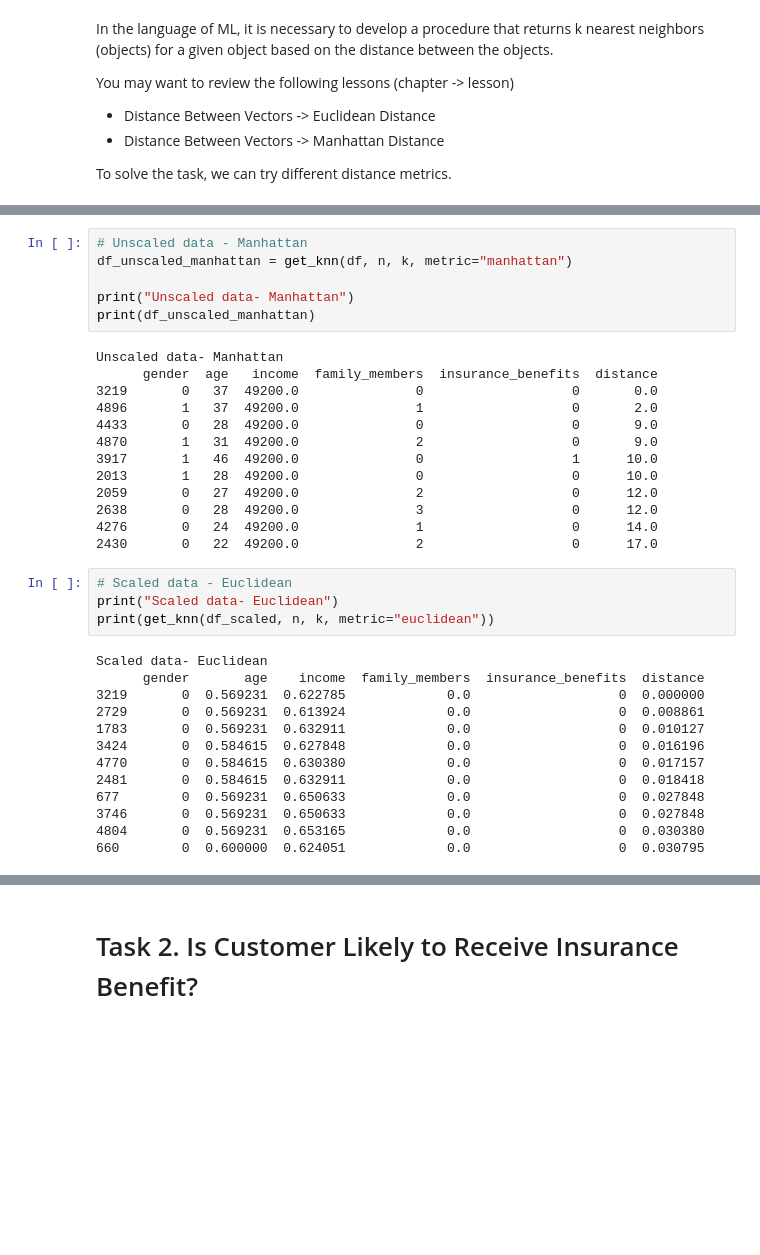
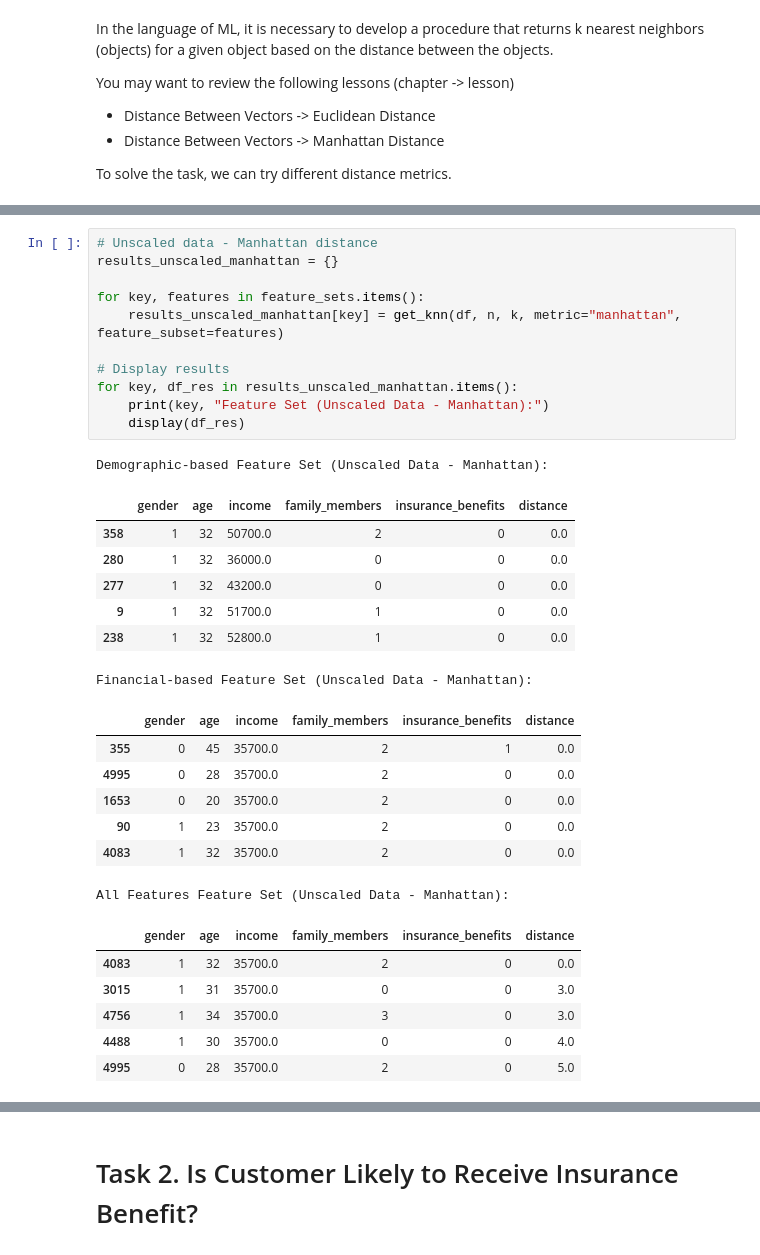
Before and after one commit to littleteapot3/project-matrix-insure, a Jupyter notebook: notebooks/MatrixInsure.ipynb, the cells around one changed output, grey strips where cells are left out. Cells and saved outputs as stored; diff of their text form; blank space fills up the shorter version.

```diff
--- a/notebooks/MatrixInsure.ipynb
+++ b/notebooks/MatrixInsure.ipynb
@@ -404,36 +452,33 @@ Unscaled data- Euclidean
 # %%
-# Unscaled data - Manhattan
-df_unscaled_manhattan = get_knn(df, n, k, metric="manhattan")
+# Unscaled data - Manhattan distance
+results_unscaled_manhattan = {}
 
-print("Unscaled data- Manhattan")
-print(df_unscaled_manhattan)
+for key, features in feature_sets.items():
+    results_unscaled_manhattan[key] = get_knn(df, n, k, metric="manhattan", feature_subset=features)
+
+# Display results
+for key, df_res in results_unscaled_manhattan.items():
+    print(key, "Feature Set (Unscaled Data - Manhattan):")
+    display(df_res)
 # %% [output]
-Unscaled data- Manhattan
-      gender  age   income  family_members  insurance_benefits  distance
-3219       0   37  49200.0               0                   0       0.0
-4896       1   37  49200.0               1                   0       2.0
-4433       0   28  49200.0               0                   0       9.0
-4870       1   31  49200.0               2                   0       9.0
-3917       1   46  49200.0               0                   1      10.0
-2013       1   28  49200.0               0                   0      10.0
-2059       0   27  49200.0               2                   0      12.0
-2638       0   28  49200.0               3                   0      12.0
-4276       0   24  49200.0               1                   0      14.0
-2430       0   22  49200.0               2                   0      17.0
+Demographic-based Feature Set (Unscaled Data - Manhattan):
+|  | gender | age | income | family_members | insurance_benefits | distance |
+| 358 | 1 | 32 | 50700.0 | 2 | 0 | 0.0 |
+| 280 | 1 | 32 | 36000.0 | 0 | 0 | 0.0 |
+| 277 | 1 | 32 | 43200.0 | 0 | 0 | 0.0 |
+| 9 | 1 | 32 | 51700.0 | 1 | 0 | 0.0 |
+| 238 | 1 | 32 | 52800.0 | 1 | 0 | 0.0 |
+Financial-based Feature Set (Unscaled Data - Manhattan):
+|  | gender | age | income | family_members | insurance_benefits | distance |
+| 355 | 0 | 45 | 35700.0 | 2 | 1 | 0.0 |
+| 4995 | 0 | 28 | 35700.0 | 2 | 0 | 0.0 |
+| 1653 | 0 | 20 | 35700.0 | 2 | 0 | 0.0 |
+| 90 | 1 | 23 | 35700.0 | 2 | 0 | 0.0 |
+| 4083 | 1 | 32 | 35700.0 | 2 | 0 | 0.0 |
+All Features Feature Set (Unscaled Data - Manhattan):
+|  | gender | age | income | family_members | insurance_benefits | distance |
+| 4083 | 1 | 32 | 35700.0 | 2 | 0 | 0.0 |
+| 3015 | 1 | 31 | 35700.0 | 0 | 0 | 3.0 |
+| 4756 | 1 | 34 | 35700.0 | 3 | 0 | 3.0 |
+| 4488 | 1 | 30 | 35700.0 | 0 | 0 | 4.0 |
+| 4995 | 0 | 28 | 35700.0 | 2 | 0 | 5.0 |
-# %%
-# Scaled data - Euclidean
-print("Scaled data- Euclidean")
-print(get_knn(df_scaled, n, k, metric="euclidean"))
-# %% [output]
-Scaled data- Euclidean
-      gender       age    income  family_members  insurance_benefits  distance
-3219       0  0.569231  0.622785             0.0                   0  0.000000
-2729       0  0.569231  0.613924             0.0                   0  0.008861
-1783       0  0.569231  0.632911             0.0                   0  0.010127
-3424       0  0.584615  0.627848             0.0                   0  0.016196
-4770       0  0.584615  0.630380             0.0                   0  0.017157
-2481       0  0.584615  0.632911             0.0                   0  0.018418
-677        0  0.569231  0.650633             0.0                   0  0.027848
-3746       0  0.569231  0.650633             0.0                   0  0.027848
-4804       0  0.569231  0.653165             0.0                   0  0.030380
-660        0  0.600000  0.624051             0.0                   0  0.030795
```
Also changed, not shown: parts of 44 cells of this notebook.
